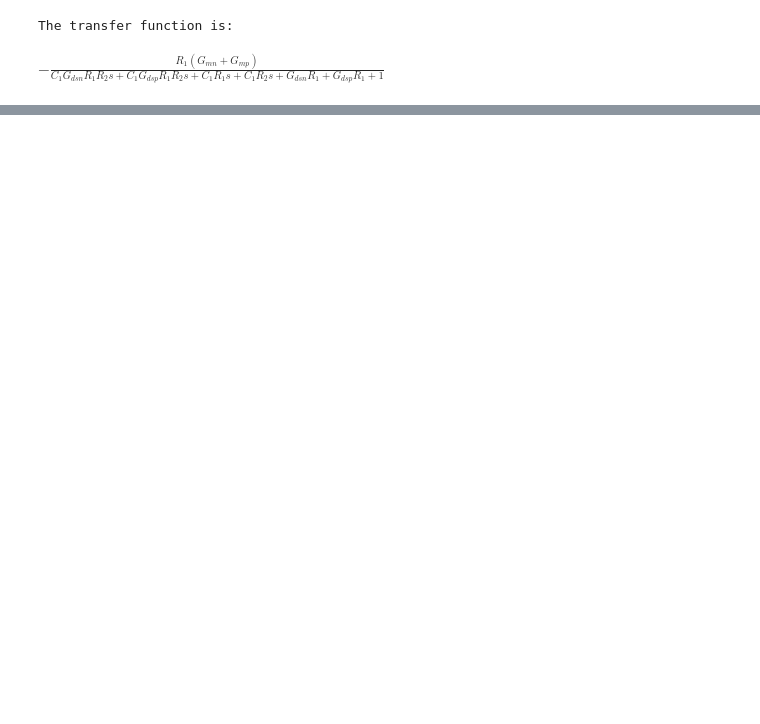
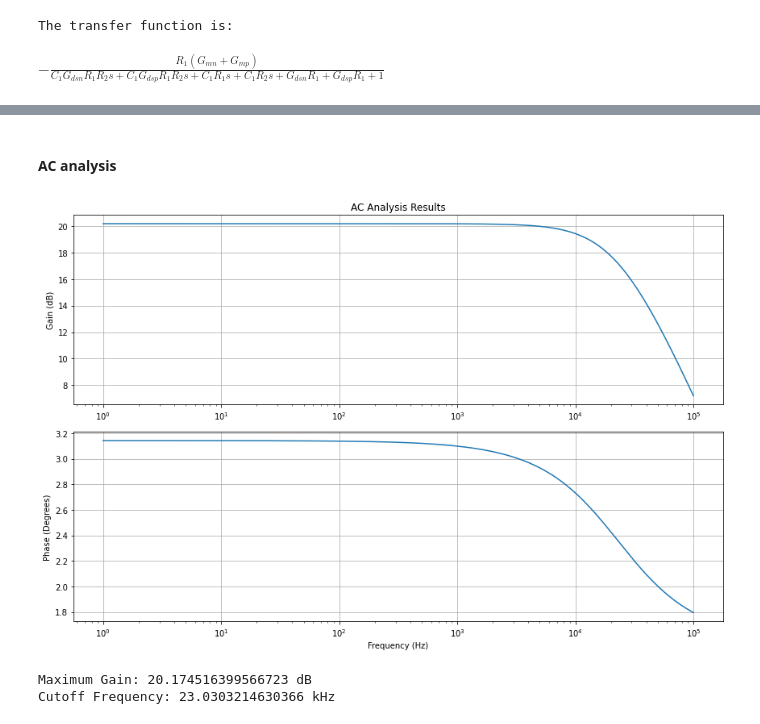
Before and after one commit to miguelcorrea0107/MA2_project, a Jupyter notebook: Amplifier_Inv/python_calc/inv_parameters.ipynb, the cells around one changed output, grey strips where cells are left out. Saved outputs shown, nothing was run; the diff lists cells and outputs as text; code cells hidden in the pictures; blank space fills up the shorter version.

```diff
--- a/Amplifier_Inv/python_calc/inv_parameters.ipynb
+++ b/Amplifier_Inv/python_calc/inv_parameters.ipynb
@@ -148,0 +342,44 @@ inoise =  8.44713660009947e-06
+# %% [markdown]
+#### AC analysis
+# %%
+filepath = '../netlist/tb_inv_sky130_a_AC.raw'
+
+# Load the LTSpice raw file
+lt = ltspice.Ltspice(filepath)
+lt.parse()
+
+# Get frequency, gain, and phase data
+frequency = lt.get_frequency()
+gain_sim = lt.get_data('gain')  # Make sure the label matches what's in the .raw file
+phase = lt.get_data('phase')  # Make sure the label matches what's in the .raw file
+
+plt.figure(figsize=(12, 8))
+
+# Plot gain
+plt.subplot(2, 1, 1)
+plt.semilogx(frequency, gain_sim)
+plt.title('AC Analysis Results')
+plt.ylabel('Gain (dB)')
+plt.grid(True)
+
+# Plot phase
+plt.subplot(2, 1, 2)
+plt.semilogx(frequency, phase)
+plt.xlabel('Frequency (Hz)')
+plt.ylabel('Phase (Degrees)')
+plt.grid(True)
+
+plt.tight_layout()
+plt.show()
+# %% [output]
+[figure, added]
+# %%
+max_gain_sim = np.max(gain_sim)
+cutoff_index = np.argmin(np.abs(gain_sim - (max_gain_sim - 3)))
+cutoff_frequency_sim = frequency[cutoff_index]/1e3        # Convert to kHz
+
+print(f"Maximum Gain: {abs(max_gain_sim)} dB")
+print(f"Cutoff Frequency: {cutoff_frequency_sim} kHz")
+# %% [output]
+Maximum Gain: 20.174516399566723 dB
+Cutoff Frequency: 23.0303214630366 kHz
```
Also changed, not shown: parts of 50 cells of this notebook, 6 other files.
